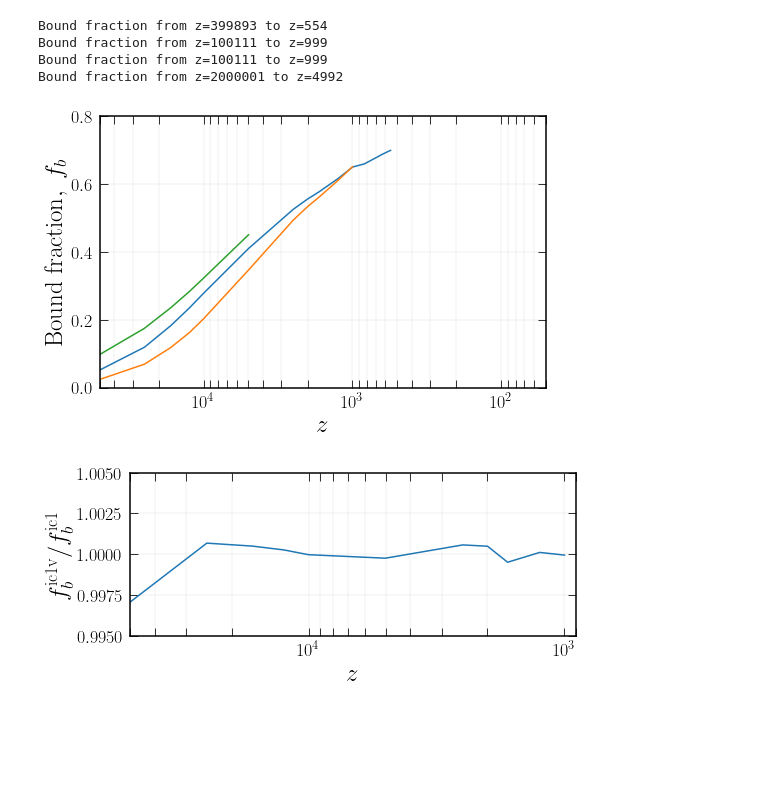
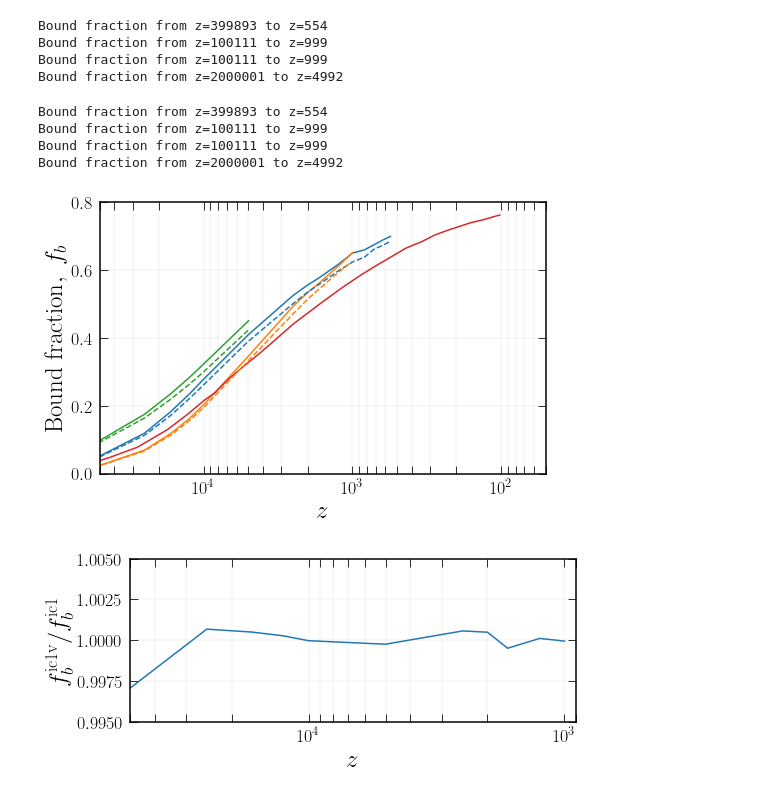
Before and after one commit to gpierobon/AxionMC, a Jupyter notebook: Notebooks/Bound_fractions.ipynb, the cells around one changed output. Saved outputs shown, nothing was run; the diff lists cells and outputs as text; code cells hidden in the pictures; blank space fills up the shorter version.

```diff
--- a/Notebooks/Bound_fractions.ipynb
+++ b/Notebooks/Bound_fractions.ipynb
@@ -39,26 +39,44 @@ bound_s1 = ga.boundf(datadir+'L8/ic3_s25',512,totmass,masstype='samemass')    #
 bound_s2 = ga.boundf(datadir+'L8/ic1',512,totmass,masstype='diffmass')        # L=8,N=512,diff mass
 bound_s3 = ga.boundf(datadir+'L8/ic1v',512,totmass,masstype='diffmass')       # L=8,N=512+vel,diff mass
 bound_s4 = ga.boundf(datadir+'L6/ic3',1024,totmass,masstype='samemass')       # L=6,N=1024,same mass
+bound_s5 = np.loadtxt('/Users/z5278074/Desktop/bound_24.txt')                # L=24,N=1024,same mass (Eggemeier first)
 # %% [output]
 Bound fraction from z=399893 to z=554
 Bound fraction from z=100111 to z=999
 Bound fraction from z=100111 to z=999
 Bound fraction from z=2000001 to z=4992
+# %%
+# same notation, with _s to denote subfind results
+
+bound_s1_s = ga.boundf(datadir+'L8/ic3_s25',512,totmass,catalog='subfind',masstype='samemass')
+bound_s2_s = ga.boundf(datadir+'L8/ic1',512,totmass,catalog='subfind',masstype='diffmass')
+bound_s3_s = ga.boundf(datadir+'L8/ic1v',512,totmass,catalog='subfind',masstype='diffmass')
+bound_s4_s = ga.boundf(datadir+'L6/ic3',1024,totmass,catalog='subfind',masstype='samemass')
+# %% [output]
+Bound fraction from z=399893 to z=554
+Bound fraction from z=100111 to z=999
+Bound fraction from z=100111 to z=999
+Bound fraction from z=2000001 to z=4992
 # %%
 fig,ax = vis.single_plot(r'$z$',r'${\rm Bound~fraction},~f_b$',size_x=8,size_y=5)
 
 ax.semilogx(bound_s1[:,0],bound_s1[:,1])
 ax.semilogx(bound_s2[:,0],bound_s2[:,1])
-# ax.semilogx(bound_s3[:,0],bound_s3[:,1])
+# ax.semilogx(bound_s3[:,0],bound_s3[:,1]) # this is essentially the same
 ax.semilogx(bound_s4[:,0],bound_s4[:,1])
+ax.semilogx(bound_s5[:,0],bound_s5[:,1])
+
+ax.semilogx(bound_s1_s[:,0],bound_s1_s[:,1],c='C0',ls='--')
+ax.semilogx(bound_s2_s[:,0],bound_s2_s[:,1],c='C1',ls='--')
+ax.semilogx(bound_s4_s[:,0],bound_s4_s[:,1],c='C2',ls='--')
 
 ax.set_xlim(5e4,50)
 ax.set_ylim(0,0.8)
 
 ax.grid(color='gray', linestyle='--', linewidth=0.15,which='both')
 plt.show()
 # %% [output]
-[figure, old version]
+[figure, new version]
 # %%
 # Vel vs no vel in ICs, ratio in f_b
 
```
Also changed, not shown: 2 other files.
